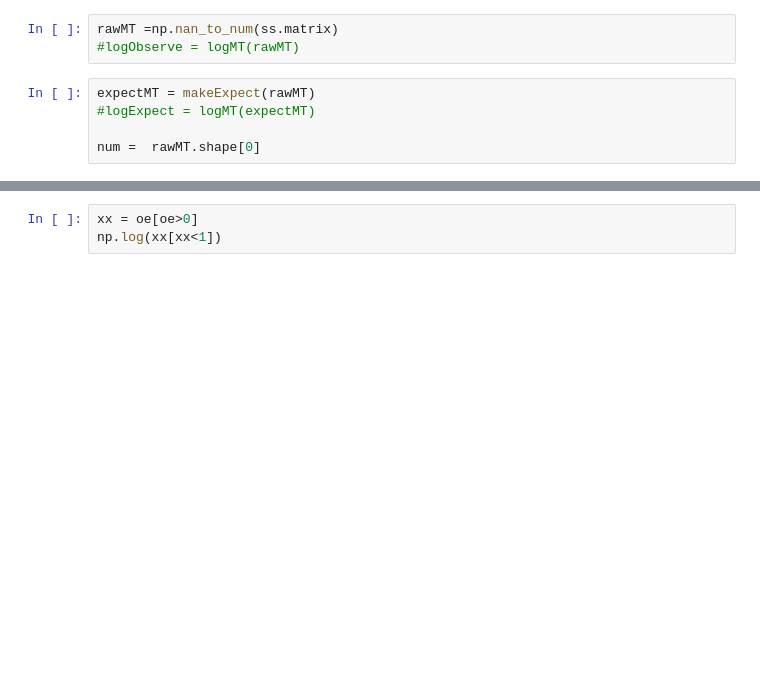
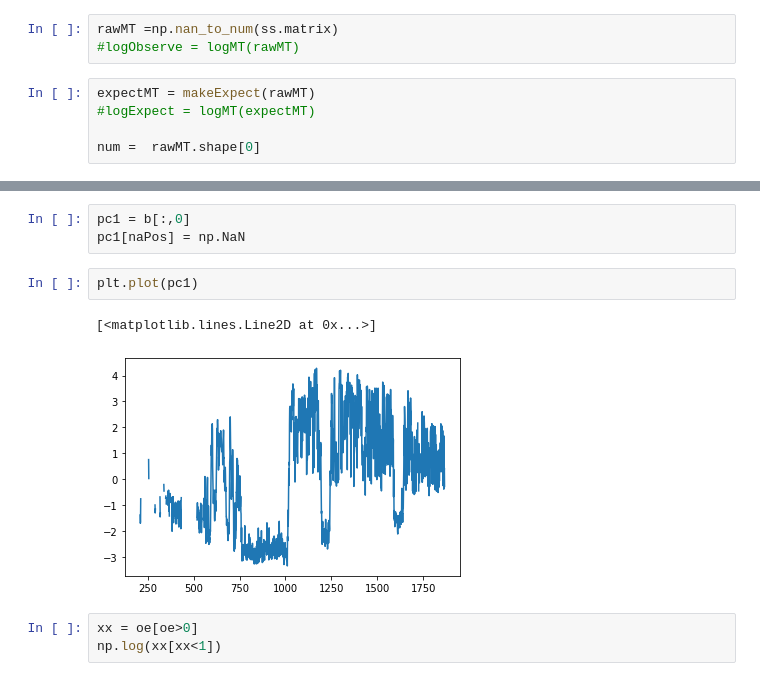
Before and after one commit to wangjk321/HiC1Dmetrics, a Jupyter notebook: ForTest.ipynb, the cells around one changed output, grey strips where cells are left out. Saved outputs shown, nothing was run; the diff lists cells and outputs as text; blank space fills up the shorter version.

```diff
--- a/ForTest.ipynb
+++ b/ForTest.ipynb
@@ -137,3 +145,11 @@ array([[0.        , 0.        , 0.        , ...,        nan,        nan,
+# %%
+pc1 = b[:,0]
+pc1[naPos] = np.NaN
+# %%
+plt.plot(pc1)
+# %% [output]
+[<matplotlib.lines.Line2D at 0x...>]
+[figure, added]
 # %%
 xx = oe[oe>0]
 np.log(xx[xx<1])
```
Also changed, not shown: parts of 17 cells of this notebook, 2 other files.
